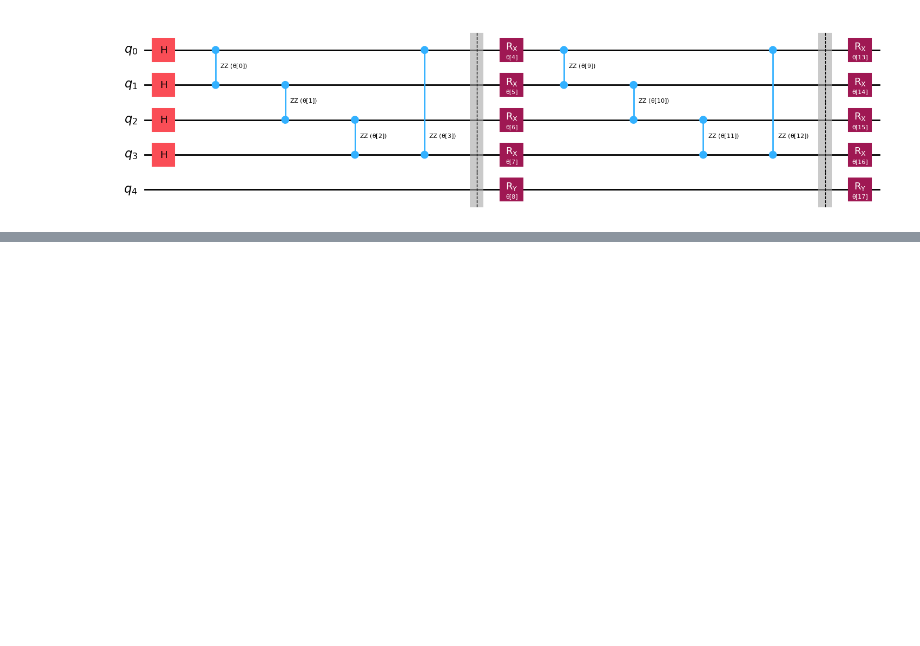
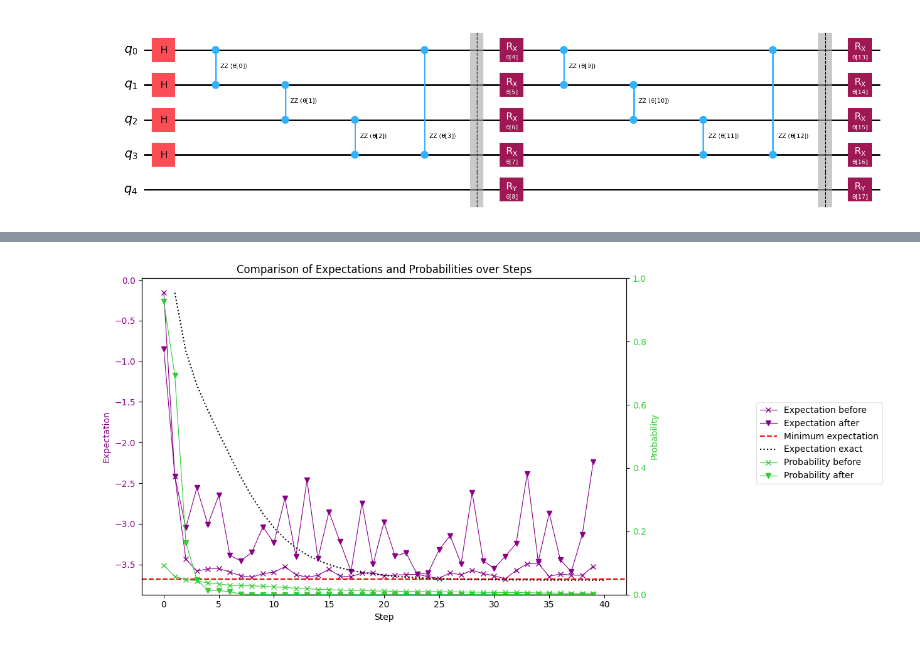
Before and after one commit to schauu/vqe_U, a Jupyter notebook: TrotterQRTE/vqe+cosine filter.ipynb, the cells around one changed output, grey strips where cells are left out. Saved outputs shown, nothing was run; the diff lists cells and outputs as text; code cells hidden in the pictures; blank space fills up the shorter version.

```diff
--- a/TrotterQRTE/vqe+cosine filter.ipynb
+++ b/TrotterQRTE/vqe+cosine filter.ipynb
@@ -487,7 +492,7 @@ H_array = (H_array - emin * np.eye(2**nqubits)) / (emax - emin) ## scale H
 final_time = np.pi/2 #time
 time = final_time
 time_step = 3 #time_step
-initial_state = Statevector.from_label("0000")
+initial_state = Statevector.from_label("00000")
 #H = get_hamiltonian_y(5, 1/np.sqrt(2), True)
 projector = np.array([[0, -1.0j],
                      [1.0j, 0]])
@@ -502,5 +507,6 @@ hamiltonian2 = np.kron(projector2, np.eye(2**nqubits))
 error_rate = 0
 order = 2
 step = 40
-
+#params = np.array(np.random.random(depth*(nqubits*2+1)))
+#cost_function2(params, initial_state)
 result = unitary_vqe(H, time, nqubits, order, time_step, error_rate, step)
@@ -567,0 +702,66 @@ problem.solve()
+# %%
+y1 = result1[0]
+y2 = result1[1]
+y3 = result1[2]
+y4 = result1[3]
+
+step = list(range(40))  # 横坐标从0到40
+
+# 创建图形和主轴
+fig, ax1 = plt.subplots(figsize=(10, 6))
+
+# 设置颜色和标记样式
+colors = ['darkmagenta', 'limegreen', 'k']
+markers = ['x', 'v', ':']
+
+# 绘制 y1 和 y3 在主轴上
+ax1.plot(step, y1, label="Expectation before", marker=markers[0], c=colors[0], ls="-", lw=0.8)
+ax1.plot(step, y3, label="Expectation after", marker=markers[1], c=colors[0], ls="-", lw=0.8)
+ax1.axhline(y=np.min([y1, y3]), color='r', linestyle='--', label='Minimum expectation')
+ax1.plot(x, expectation_exact, c="k", ls=":", label="Expectation exact")
+# 设置主轴标签
+ax1.set_xlabel('Step')
+ax1.set_ylabel('Expectation', color=colors[0])
+ax1.tick_params(axis='y', labelcolor=colors[0])
+
+# 创建共享 x 轴但 y 轴不同的第二个轴 ax2
+ax2 = ax1.twinx()
+
+# 绘制 y2 和 y4 在第二轴上
+ax2.plot(step, y2, label="Probability before", marker=markers[0], c=colors[1], ls="-", lw=0.8)
+ax2.plot(step, y4, label="Probability after", marker=markers[1], c=colors[1], ls="-", lw=0.8)
+
+# 设置第二轴标签
+ax2.set_ylabel('Probability', color=colors[1])  # 我们假设概率范围是0到1
+ax2.set_ylim(0, 1)  # 设置概率轴的范围
+ax2.tick_params(axis='y', labelcolor=colors[1])
+
+# 获取所有 Axes 对象中的句柄和标签并合并它们
+handles1, labels1 = ax1.get_legend_handles_labels()
+handles2, labels2 = ax2.get_legend_handles_labels()
+
+# 合并句柄和标签
+all_handles = handles1 + handles2
+all_labels = labels1 + labels2
+
+# 创建一个共同的图例
+legend = fig.legend(
+    all_handles,
+    all_labels,
+    bbox_to_anchor=(1.05, 0.5),
+    loc="center left",
+    framealpha=0.5,
+)
+
+# 设置标题和其他细节
+ax1.set_title('Comparison of Expectations and Probabilities over Steps')
+
+# 调整布局以防止图例与子图重叠
+fig.tight_layout()
+
+# 因为 fig.legend 默认会考虑图例的空间，所以可能需要手动调整右边距
+fig.subplots_adjust(right=0.85)
+
+plt.show()
+# %% [output]
+[figure, added]
```
Also changed, not shown: parts of 7 cells of this notebook.
